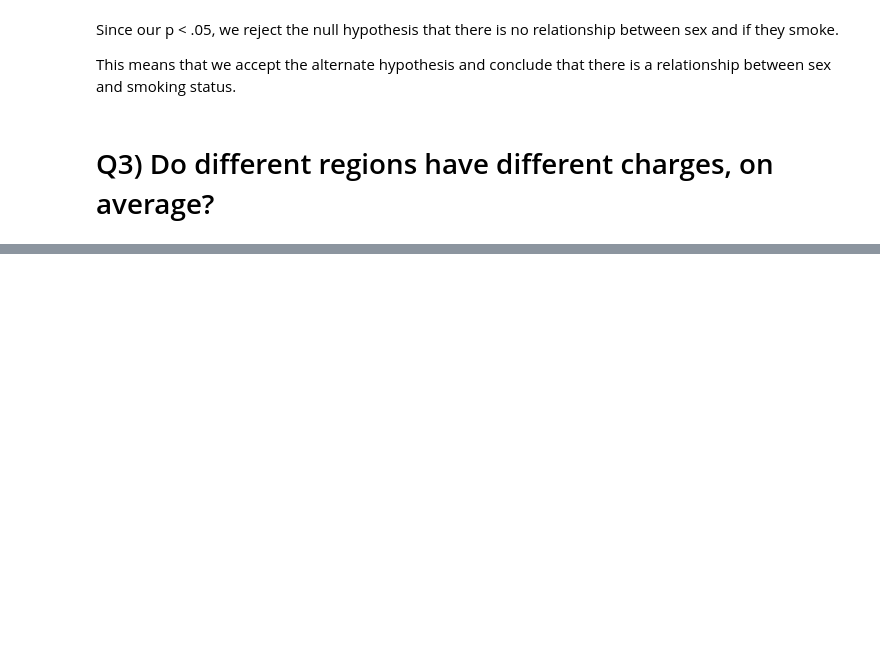
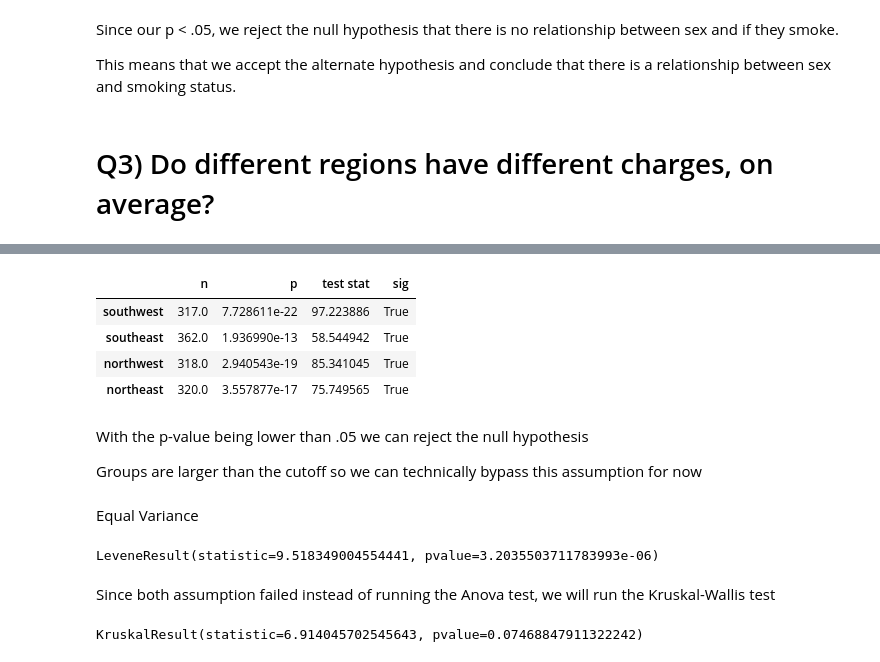
Before and after one commit to BrazilianKing/Hypothesis-Testing-with-Insurance-Data--Core-, a Jupyter notebook: Hypothesis Testing with Insurance Data.ipynb, the cells around one changed output, grey strips where cells are left out. Saved outputs shown, nothing was run; the diff lists cells and outputs as text; code cells hidden in the pictures; blank space fills up the shorter version.

```diff
--- a/Hypothesis Testing with Insurance Data.ipynb
+++ b/Hypothesis Testing with Insurance Data.ipynb
@@ -330,0 +349,3 @@ This means that we accept the alternate hypothesis and conclude that there is a
+# %%
+region_names = df['region'].unique()
+region_names
@@ -330,0 +354,11 @@ This means that we accept the alternate hypothesis and conclude that there is a
+# %%
+## Create groups dictionary
+groups = {}
+## Loop through all unique categories
+for i in region_names:
+    ## Get series for group and rename
+    data = df.loc[df['region']==i,'charges'].copy()
+
+    # save into the dictionary
+    groups[i] = data
+groups.keys()
@@ -330,0 +382,11 @@ This means that we accept the alternate hypothesis and conclude that there is a
+# %%
+groups_cln= {}
+
+for region_name, grp_data in groups.items():
+    region_outliers = np.abs(stats.zscore(grp_data)) > 3
+
+    print(f'There were {region_outliers.sum()} outliers in {region_name}')
+
+    grp_data_cln = grp_data[region_outliers==False]
+
+    groups_cln[region_name] = grp_data_cln
@@ -330,0 +398,12 @@ This means that we accept the alternate hypothesis and conclude that there is a
+# %%
+#### Running normal test on groups to confirm there are more than 20 for each
+norm_results = {}
+for i, data in groups_cln.items():
+    stat, p = stats.normaltest(data)
+    ## save the p val, test statistic, and the size of the group
+    norm_results[i] = {'n': len(data),
+                             'p':p,
+                             'test stat':stat,}
+## convert to a dataframe
+norm_results_df = pd.DataFrame(norm_results).T
+norm_results_df
@@ -330,0 +416,26 @@ This means that we accept the alternate hypothesis and conclude that there is a
+# %%
+### checking sig with pandas
+norm_results_df['sig'] = norm_results_df['p'] < .05
+norm_results_df
+# %% [output]
+|  | n | p | test stat | sig |
+| southwest | 317.0 | 7.728611e-22 | 97.223886 | True |
+| southeast | 362.0 | 1.936990e-13 | 58.544942 | True |
+| northwest | 318.0 | 2.940543e-19 | 85.341045 | True |
+| northeast | 320.0 | 3.557877e-17 | 75.749565 | True |
+# %% [markdown]
+With the p-value being lower than .05 we can reject the null hypothesis
+
+Groups are larger than the cutoff so we can technically bypass this assumption for now
+# %% [markdown]
+Equal Variance
+# %%
+stats.levene(*groups_cln.values())
+# %% [output]
+LeveneResult(statistic=9.518349004554441, pvalue=3.2035503711783993e-06)
+# %% [markdown]
+Since both assumption failed instead of running the Anova test, we will run the Kruskal-Wallis test
+# %%
+stats.kruskal(*groups_cln.values())
+# %% [output]
+KruskalResult(statistic=6.914045702545643, pvalue=0.07468847911322242)
```
Also changed, not shown: parts of 10 cells of this notebook.
